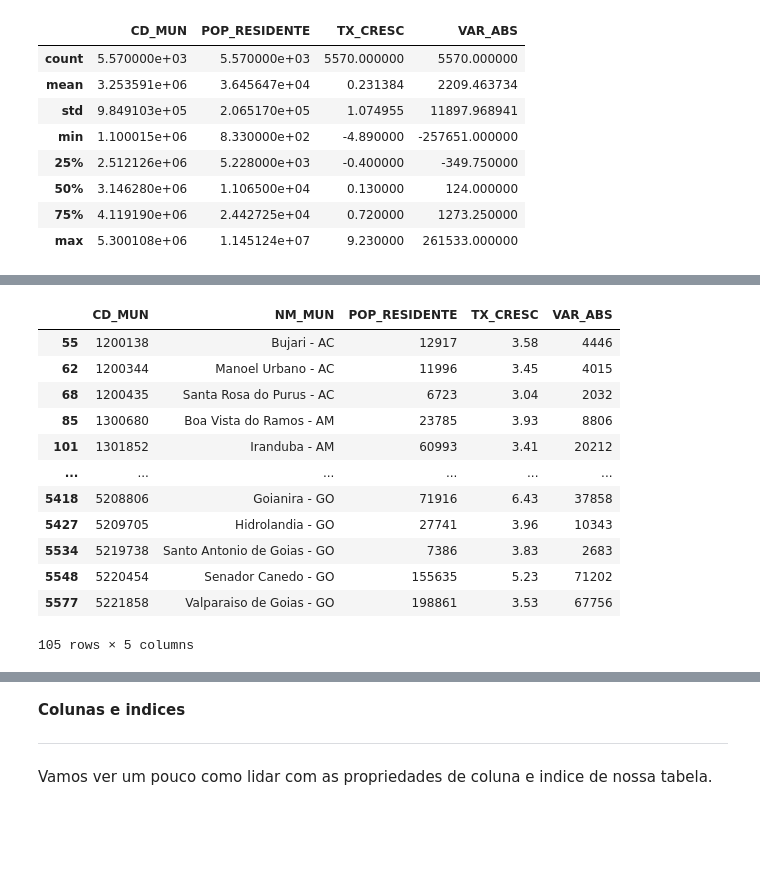
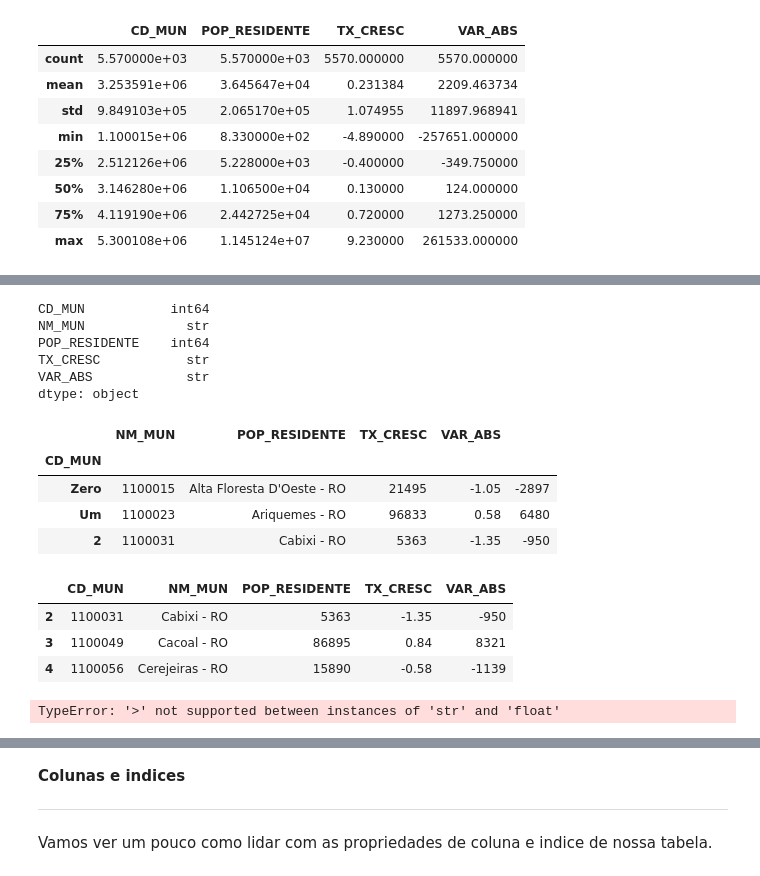
Before and after one commit to Tiago745/curso-de-python-2026, a Jupyter notebook: Roteiros/Aula 5/Aula 5 - acompanhamento -Curso 2026.ipynb, the cells around one changed output, grey strips where cells are left out. Drawn from its saved outputs; the diff is of its cells as text; code cells hidden in the pictures; blank space fills up the shorter version.

```diff
--- a/Roteiros/Aula 5/Aula 5 - acompanhamento -Curso 2026.ipynb
+++ b/Roteiros/Aula 5/Aula 5 - acompanhamento -Curso 2026.ipynb
@@ -282,3 +267,0 @@ tipos_tabela = {
-# %%
-# Temos que usar o tipo correto para conseguir filtrar com facilidade o que buscamos nas tabelas
-df_pop = df_pop.astype(tipos_tabela)
@@ -347,6 +341,3 @@ VAR_ABS          0
 dtype: int64
 # %% [markdown]
 Vamos tentar novamente corrigir os tipos, agora que não temos valores nulos.
-# %%
-df_pop = df_pop.astype(tipos_tabela)
-df_pop.dtypes
@@ -404,0 +390,4 @@ Pelo visto não era um erro de entrada, apenas São Paulo em notação cientific
+# %%
+# Desfazendo a configuração de uma coluna como index
+df_pop = df_pop.reset_index()
+df_pop.head(3)
@@ -405,18 +400,42 @@ Pelo visto não era um erro de entrada, apenas São Paulo em notação cientific
+# %%
+# Podemos usar .astype() para converter tipos de dados
+df_pop[['TX_CRESC',	'VAR_ABS']] = df_pop[['TX_CRESC',	'VAR_ABS']].astype(str)
+df_pop.dtypes
+# %% [output]
+CD_MUN           int64
+NM_MUN             str
+POP_RESIDENTE    int64
+TX_CRESC           str
+VAR_ABS            str
+dtype: object
+# %%
+# Renomendo colunas ou linhas
+#df_pop = df_pop.rename(columns={'CD_MUN':'Código_municipal',
+#                                   'NM_MUN':'Nome_municipio',
+#                                   'POP_RESIDENTE':'população',
+#                                   'TX_CRESC':'taxa_de_crescimento',
+#                                   'VAR_ABS':'Variação_absoluta'})
+df_pop = df_pop.rename(index={0: 'Zero', 1: 'Um'})
+df_pop.head(3)
+# %% [output]
+|  | NM_MUN | POP_RESIDENTE | TX_CRESC | VAR_ABS |
+| CD_MUN |  |  |  |  |
+| Zero | 1100015 | Alta Floresta D'Oeste - RO | 21495 | -1.05 | -2897 |
+| Um | 1100023 | Ariquemes - RO | 96833 | 0.58 | 6480 |
+| 2 | 1100031 | Cabixi - RO | 5363 | -1.35 | -950 |
+# %%
+# Removendo colunas ou linhas
+# df_pop = df_pop.drop(columns=['Humidity'])
+df_pop = df_pop.drop(index=['Zero', 'Um'])
+df_pop.head(3)
+# %% [output]
+|  | CD_MUN | NM_MUN | POP_RESIDENTE | TX_CRESC | VAR_ABS |
+| 2 | 1100031 | Cabixi - RO | 5363 | -1.35 | -950 |
+| 3 | 1100049 | Cacoal - RO | 86895 | 0.84 | 8321 |
+| 4 | 1100056 | Cerejeiras - RO | 15890 | -0.58 | -1139 |
 # %%
 # Utilizando máscaras para filtrar dados em DataFrames
-# df_pop[df_pop['POP_RESIDENTE'] >100000]
 df_pop[df_pop['TX_CRESC'] > 3]
+df_pop[df_pop['POP_RESIDENTE'] >100000]
 # %% [output]
-|  | CD_MUN | NM_MUN | POP_RESIDENTE | TX_CRESC | VAR_ABS |
-| 55 | 1200138 | Bujari - AC | 12917 | 3.58 | 4446 |
-| 62 | 1200344 | Manoel Urbano - AC | 11996 | 3.45 | 4015 |
-| 68 | 1200435 | Santa Rosa do Purus - AC | 6723 | 3.04 | 2032 |
-| 85 | 1300680 | Boa Vista do Ramos - AM | 23785 | 3.93 | 8806 |
-| 101 | 1301852 | Iranduba - AM | 60993 | 3.41 | 20212 |
-| ... | ... | ... | ... | ... | ... |
-| 5418 | 5208806 | Goianira - GO | 71916 | 6.43 | 37858 |
-| 5427 | 5209705 | Hidrolandia - GO | 27741 | 3.96 | 10343 |
-| 5534 | 5219738 | Santo Antonio de Goias - GO | 7386 | 3.83 | 2683 |
-| 5548 | 5220454 | Senador Canedo - GO | 155635 | 5.23 | 71202 |
-| 5577 | 5221858 | Valparaiso de Goias - GO | 198861 | 3.53 | 67756 |
-105 rows × 5 columns
+TypeError: '>' not supported between instances of 'str' and 'float'
```
Also changed, not shown: parts of 20 cells of this notebook.
